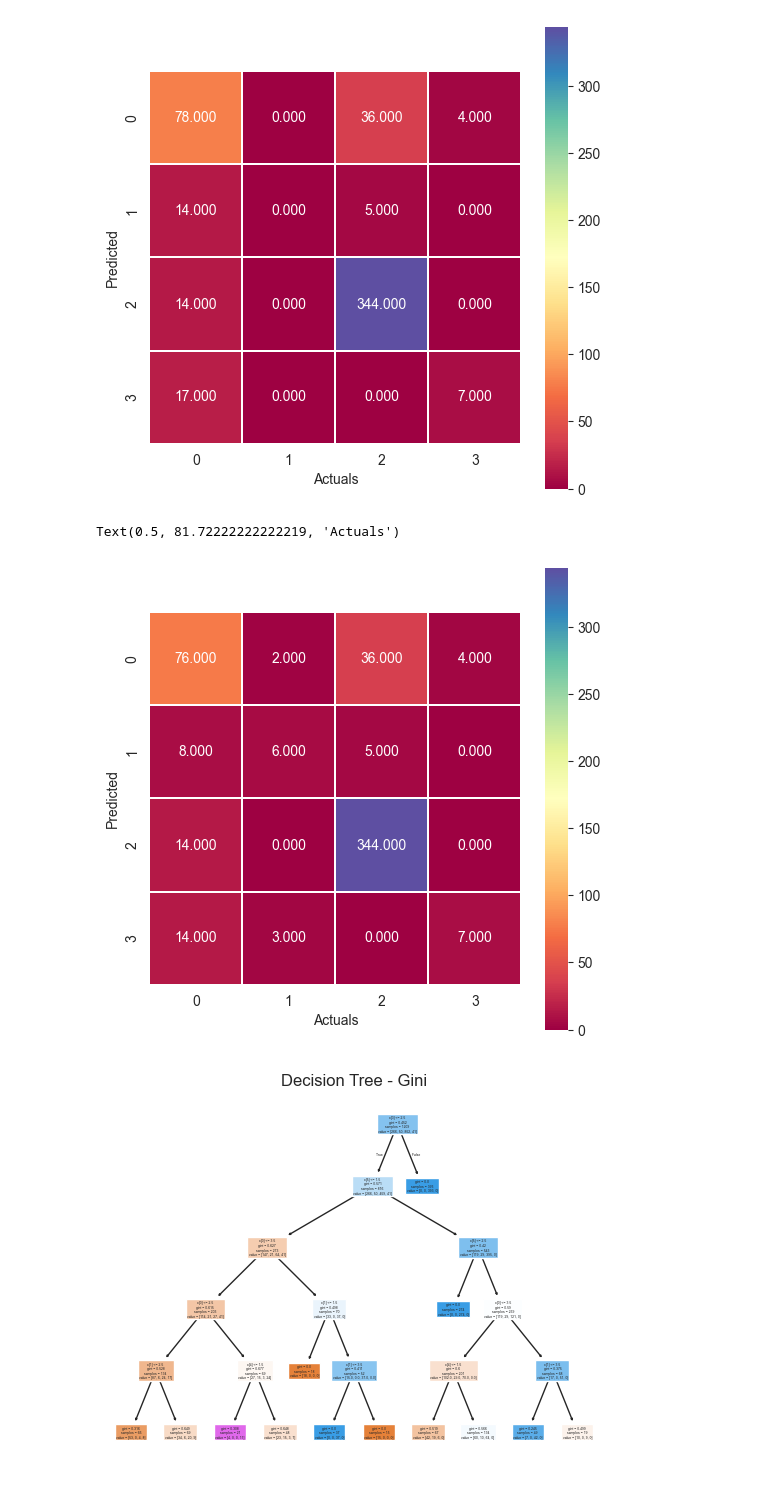
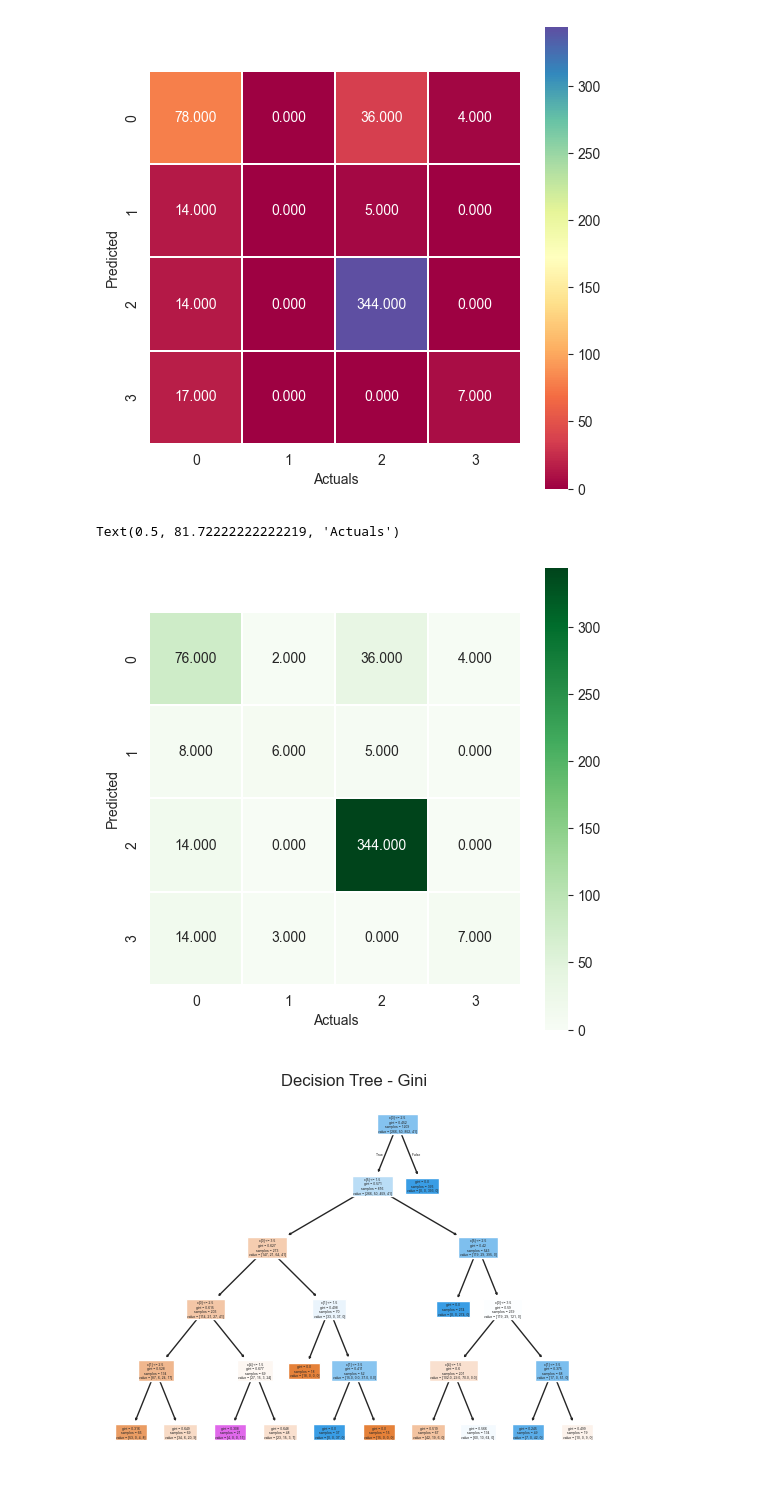
Before and after one commit to SahilLodha/AI_Classes_Notebooks, a Jupyter notebook: classical_ml/Section 05 - Decision Trees/classifier.ipynb, the cells around one changed output. Cells and saved outputs as stored; diff of their text form; code cells hidden in the pictures.

```diff
--- a/classical_ml/Section 05 - Decision Trees/main.ipynb
+++ b/classical_ml/Section 05 - Decision Trees/classifier.ipynb
@@ -134,12 +134,12 @@ Text(0.5, 81.72222222222219, 'Actuals')
 [figure]
 # %%
 plt.figure(figsize=(6, 6))
-sns.heatmap(cm_entropy, annot=True, fmt='0.3f', linewidth=0.1, square=True, cmap='Spectral')
+sns.heatmap(cm_entropy, annot=True, fmt='0.3f', linewidth=0.1, square=True, cmap='Greens')
 plt.ylabel('Predicted')
 plt.xlabel('Actuals')
 # %% [output]
 Text(0.5, 81.72222222222219, 'Actuals')
-[figure, old version]
+[figure, new version]
 # %%
 ## Plotting the Decision Tree Itself ....
 from sklearn.tree import plot_tree
```
Also changed, not shown: parts of 4 cells of this notebook, 3 other files.
